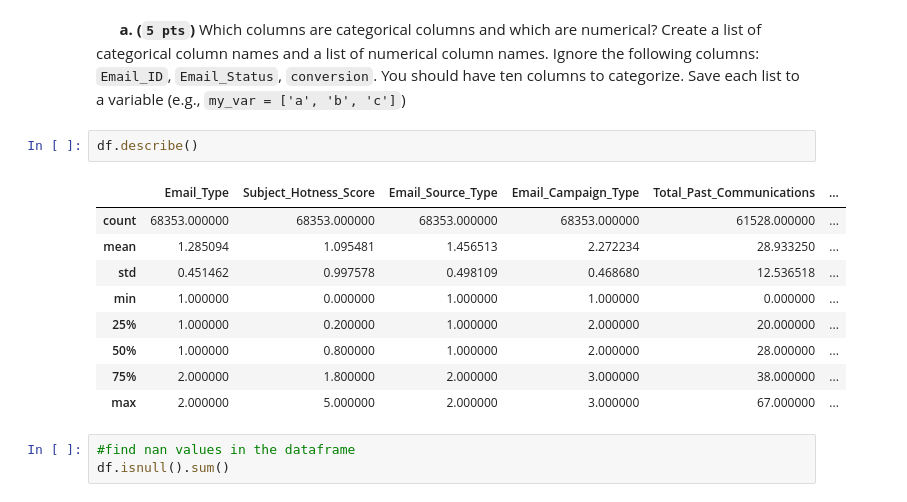
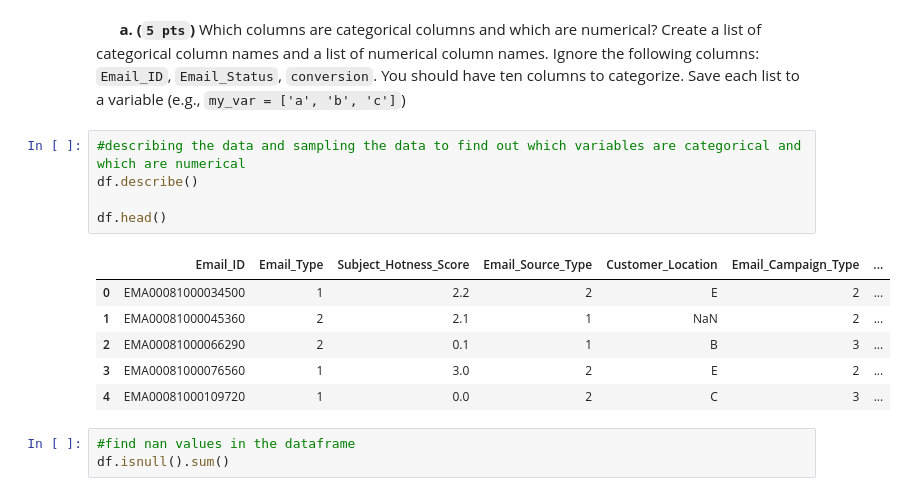
Before and after one commit to mkspwr/Coding-Challenge-2022, a Jupyter notebook: Manoj_Sharma_CodingChallenge_S2022.ipynb, the cells around one changed output. Drawn from its saved outputs; the diff is of its cells as text.

```diff
--- a/Manoj_Sharma_CodingChallenge_S2022.ipynb
+++ b/Manoj_Sharma_CodingChallenge_S2022.ipynb
@@ -183,18 +187,18 @@ You're done!  You can relax and submit this assignment! <br>If you're feeling am
 We'll be encoding a categorical variable, joining it to all of our numerical variables and generating a train-test split to train and test our model.<br>
 # %% [markdown]
 &nbsp;&nbsp;&nbsp;&nbsp;&nbsp;&nbsp;**a.** **(`5 pts`)** Which columns are categorical columns and which are numerical? Create a list of categorical column names and a list of numerical column names. Ignore the following columns: `Email_ID`, `Email_Status`, `conversion`.  You should have ten columns to categorize.  Save each list to a variable (e.g., `my_var = ['a', 'b', 'c']`)
-# %%
-df.describe()
-# %% [output]
-|  | Email_Type | Subject_Hotness_Score | Email_Source_Type | Email_Campaign_Type | Total_Past_Communications | ... |
-| count | 68353.000000 | 68353.000000 | 68353.000000 | 68353.000000 | 61528.000000 | ... |
-| mean | 1.285094 | 1.095481 | 1.456513 | 2.272234 | 28.933250 | ... |
-| std | 0.451462 | 0.997578 | 0.498109 | 0.468680 | 12.536518 | ... |
-| min | 1.000000 | 0.000000 | 1.000000 | 1.000000 | 0.000000 | ... |
-| 25% | 1.000000 | 0.200000 | 1.000000 | 2.000000 | 20.000000 | ... |
-| 50% | 1.000000 | 0.800000 | 1.000000 | 2.000000 | 28.000000 | ... |
-| 75% | 2.000000 | 1.800000 | 2.000000 | 3.000000 | 38.000000 | ... |
-| max | 2.000000 | 5.000000 | 2.000000 | 3.000000 | 67.000000 | ... |
+# %%
+#describing the data and sampling the data to find out which variables are categorical and which are numerical
+df.describe()
+
+df.head()
+# %% [output]
+|  | Email_ID | Email_Type | Subject_Hotness_Score | Email_Source_Type | Customer_Location | Email_Campaign_Type | ... |
+| 0 | EMA00081000034500 | 1 | 2.2 | 2 | E | 2 | ... |
+| 1 | EMA00081000045360 | 2 | 2.1 | 1 | NaN | 2 | ... |
+| 2 | EMA00081000066290 | 2 | 0.1 | 1 | B | 3 | ... |
+| 3 | EMA00081000076560 | 1 | 3.0 | 2 | E | 2 | ... |
+| 4 | EMA00081000109720 | 1 | 0.0 | 2 | C | 3 | ... |
 # %%
 #find nan values in the dataframe
 df.isnull().sum()
```
Also changed, not shown: parts of 24 cells of this notebook.
